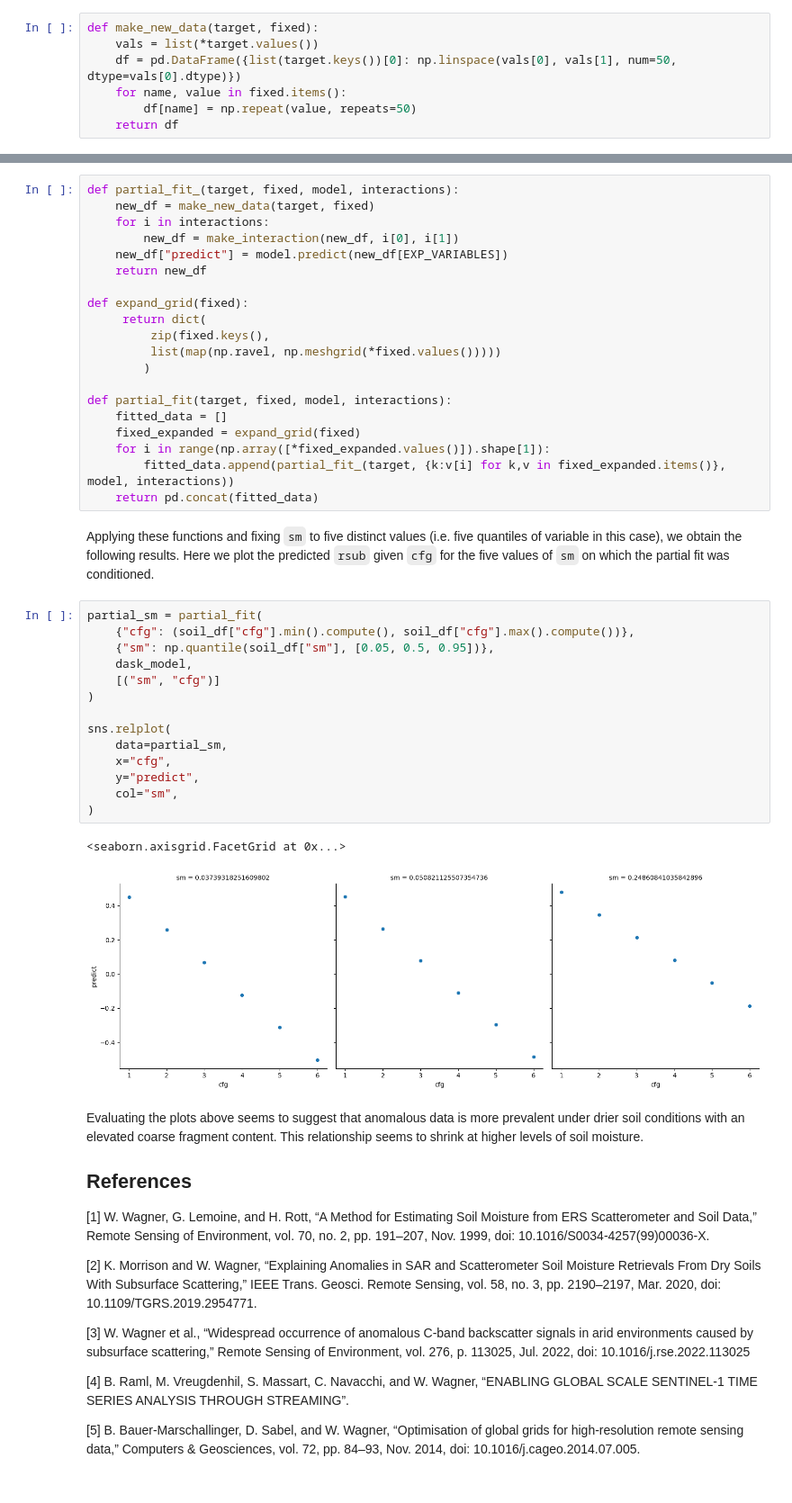
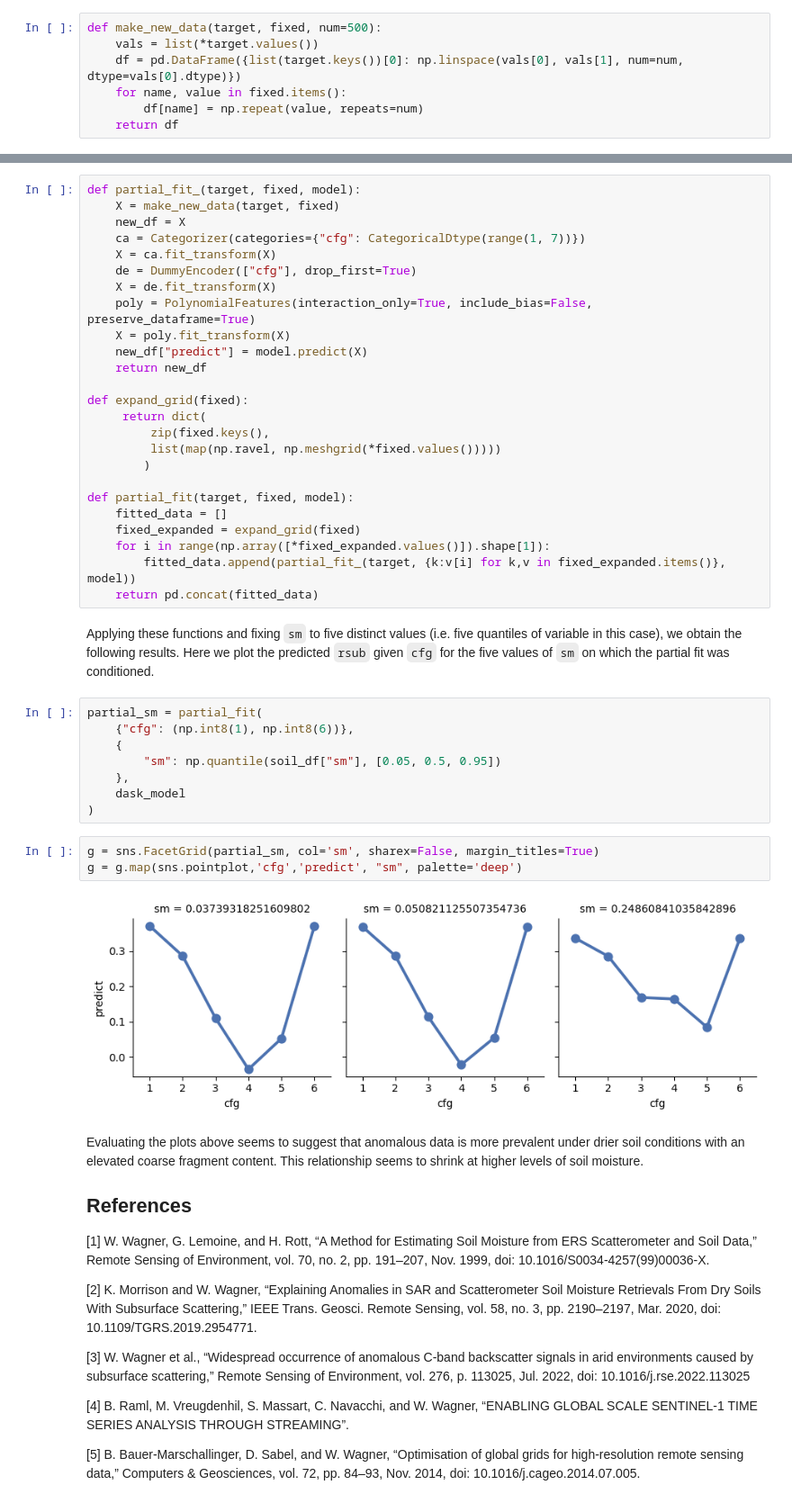
Before and after one commit to MartinSchobben/big_eo_models, a Jupyter notebook: 01_multiple-regression.ipynb, the cells around one changed output, grey strips where cells are left out. Shown at 90% size. Saved outputs shown, nothing was run; the diff lists cells and outputs as text.

```diff
--- a/01_multiple-regression.ipynb
+++ b/01_multiple-regression.ipynb
@@ -261,20 +280,25 @@ Predictor effect plots are visual tool to understand more complex models that ar
 
 Let's now construct a predictor effects plots with partial fits of the regression model to investigate the effect of the individual regressors on the response `rsub`. We first have to create some dummy data to predict the response given a single regressor while keeping the other regressors fixed.
 # %%
-def make_new_data(target, fixed):
+def make_new_data(target, fixed, num=500):
     vals = list(*target.values())
-    df = pd.DataFrame({list(target.keys())[0]: np.linspace(vals[0], vals[1], num=50, dtype=vals[0].dtype)})
+    df = pd.DataFrame({list(target.keys())[0]: np.linspace(vals[0], vals[1], num=num, dtype=vals[0].dtype)})
     for name, value in fixed.items():
-        df[name] = np.repeat(value, repeats=50)
+        df[name] = np.repeat(value, repeats=num)
     return df
 # %% [markdown]
 This data can then be fed to the original model, like so:
 # %%
-def partial_fit_(target, fixed, model, interactions):
-    new_df = make_new_data(target, fixed)
-    for i in interactions:
-        new_df = make_interaction(new_df, i[0], i[1])
-    new_df["predict"] = model.predict(new_df[EXP_VARIABLES])
+def partial_fit_(target, fixed, model):
+    X = make_new_data(target, fixed)
+    new_df = X
+    ca = Categorizer(categories={"cfg": CategoricalDtype(range(1, 7))})
+    X = ca.fit_transform(X)
+    de = DummyEncoder(["cfg"], drop_first=True)
+    X = de.fit_transform(X)
+    poly = PolynomialFeatures(interaction_only=True, include_bias=False, preserve_dataframe=True)
+    X = poly.fit_transform(X)
+    new_df["predict"] = model.predict(X)
     return new_df
 
 def expand_grid(fixed):
@@ -283,31 +307,27 @@ def expand_grid(fixed):
          list(map(np.ravel, np.meshgrid(*fixed.values()))))
         )
 
-def partial_fit(target, fixed, model, interactions):
+def partial_fit(target, fixed, model):
     fitted_data = []
     fixed_expanded = expand_grid(fixed)
     for i in range(np.array([*fixed_expanded.values()]).shape[1]):
-        fitted_data.append(partial_fit_(target, {k:v[i] for k,v in fixed_expanded.items()}, model, interactions))
+        fitted_data.append(partial_fit_(target, {k:v[i] for k,v in fixed_expanded.items()}, model))
     return pd.concat(fitted_data)
 # %% [markdown]
 Applying these functions and fixing `sm` to five distinct values (i.e. five quantiles of variable in this case), we obtain the following results. Here we plot the predicted `rsub` given `cfg` for the five values of `sm` on which the partial fit was conditioned.
 # %%
 partial_sm = partial_fit(
-    {"cfg": (soil_df["cfg"].min().compute(), soil_df["cfg"].max().compute())},
-    {"sm": np.quantile(soil_df["sm"], [0.05, 0.5, 0.95])},
-    dask_model,
-    [("sm", "cfg")]
+    {"cfg": (np.int8(1), np.int8(6))},
+    {
+        "sm": np.quantile(soil_df["sm"], [0.05, 0.5, 0.95])
+    },
+    dask_model
 )
-
-sns.relplot(
-    data=partial_sm,
-    x="cfg",
-    y="predict",
-    col="sm",
-)
-# %% [output]
-<seaborn.axisgrid.FacetGrid at 0x...>
-[figure, removed]
+# %%
+g = sns.FacetGrid(partial_sm, col='sm', sharex=False, margin_titles=True)
+g = g.map(sns.pointplot,'cfg','predict', "sm", palette='deep')
+# %% [output]
+[figure, added]
 # %% [markdown]
 Evaluating the plots above seems to suggest that anomalous data is more prevalent under drier soil conditions with an elevated coarse fragment content. This relationship seems to shrink at higher levels of soil moisture.
 
```
Also changed, not shown: parts of 12 cells of this notebook.
